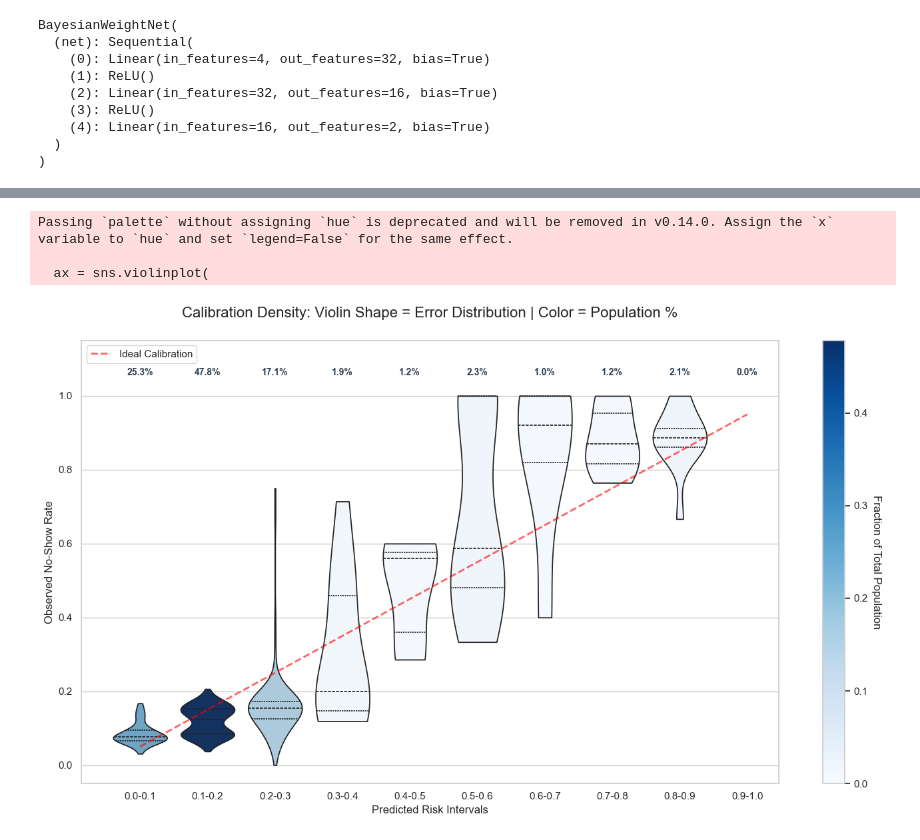
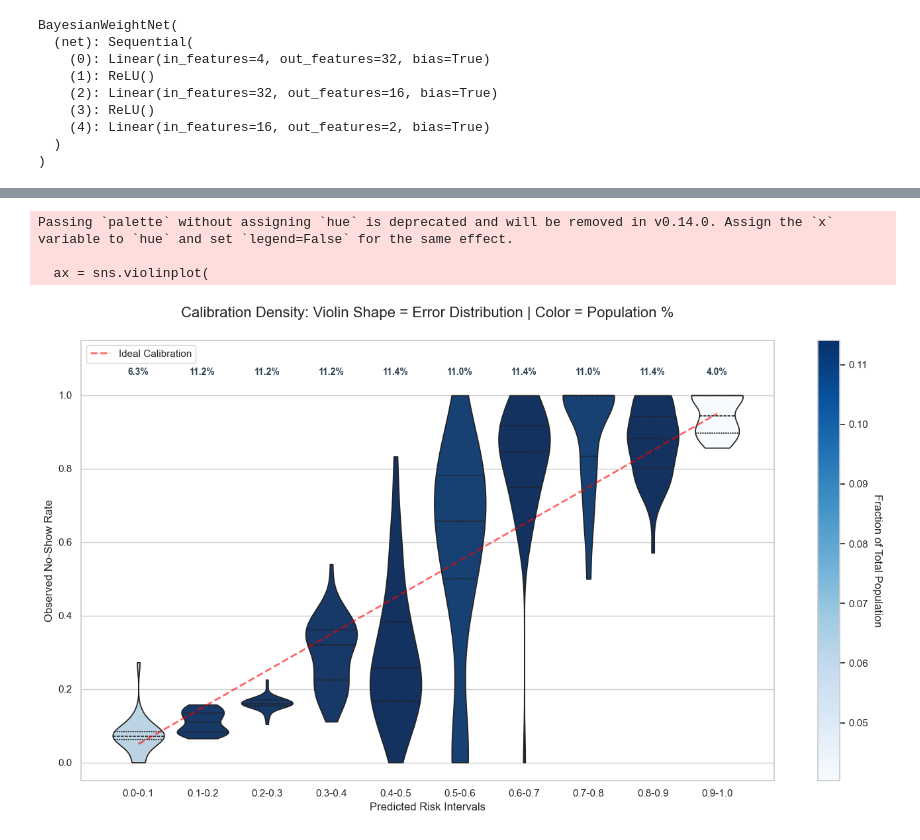
Before and after one commit to anonymous-himalayas/170A-CHOC, a Jupyter notebook: decision_tree_classifier/initial_tree.ipynb, the cells around one changed output, grey strips where cells are left out. Drawn from its saved outputs; the diff is of its cells as text; code cells hidden in the pictures.

Commit message:
changed the predicted probabilities to be sampled from teh posterior

```diff
--- a/decision_tree_classifier/initial_tree.ipynb
+++ b/decision_tree_classifier/initial_tree.ipynb
@@ -262,8 +263,8 @@ class BayesianWeightNet(nn.Module):
         # DIFFERENTIAL SCALING:
         # Cap Group influence at 5 'effective appointments'
         # Cap Individual influence at 50 'effective appointments'
-        w_g = phi[:, 0:1] * 15.0
-        w_i = phi[:, 1:2] * 50.0
+        w_g = phi[:, 0:1] * 12.0
+        w_i = phi[:, 1:2] * 5.0
 
         # Now, if a person has 10 real appointments,
         # they can easily 'outvote' the group's prior.
@@ -351,3 +352,22 @@ See the caveats in the documentation: https://pandas.pydata.org/pandas-docs/stab
 nndf['posterior_alpha'] = ndf['posterior_alpha']
 nndf['posterior_beta'] = ndf['posterior_beta']
 nndf['predicted_risk'] = ndf['predicted_risk']
+# %%
+# 1. Convert DataFrame columns to PyTorch Tensors
+alphas = torch.tensor(ndf['posterior_alpha'].values, dtype=torch.float32)
+betas = torch.tensor(ndf['posterior_beta'].values, dtype=torch.float32)
+
+# 2. Define the Beta distribution
+dist = Beta(alphas, betas)
+
+# 3. Thompson Sampling: Draw 10,000 probability samples for EACH row
+# The shape will be (500, len(df))
+p_samples = dist.sample((500,))
+
+# 4. Bernoulli Sampling: Simulate 10,000 outcomes (0 or 1) for each probability
+# This uses the specific 'p' drawn for each of the 10,000 instances
+y_samples = torch.bernoulli(p_samples)
+
+# 5. Calculate the mean for each row (dim=0 is the 10,000 samples dimension)
+# Then convert back to a numpy array for Pandas
+ndf['simulated_risk'] = y_samples.mean(dim=0).numpy()
@@ -374,4 +400,4 @@ BayesianWeightNet(
   )
 )
 # %%
-qq = ndf.groupby('predicted_risk').mean()['no_show'].reset_index()
+qq = ndf.groupby('simulated_risk').mean()['no_show'].reset_index()
@@ -401,7 +416,7 @@ import matplotlib.cm as cm
 # 1. Create 10% wide bins
 bins = np.linspace(0, 1, 11)
 labels = [f"{int(bins[i]*100)}-{int(bins[i+1]*100)}%" for i in range(len(bins)-1)]
-qq['risk_bin'] = pd.cut(qq['predicted_risk'], bins=bins, labels=labels, include_lowest=True)
+qq['risk_bin'] = pd.cut(qq['simulated_risk'], bins=bins, labels=labels, include_lowest=True)
 
 # 2. Calculate fractions (counts divided by total)
 bin_counts = qq['risk_bin'].value_counts().sort_index()
@@ -463,7 +478,7 @@ import matplotlib.cm as cm
 # 1. Create 10% wide bins
 bins = np.linspace(0, 1, 11)
 labels = [f"{bins[i]:.1f}-{bins[i+1]:.1f}" for i in range(len(bins)-1)]
-qq['risk_bin'] = pd.cut(qq['predicted_risk'], bins=bins, labels=labels, include_lowest=True)
+qq['risk_bin'] = pd.cut(qq['simulated_risk'], bins=bins, labels=labels, include_lowest=True)
 
 # 2. Calculate fractions
 bin_counts = qq['risk_bin'].value_counts().sort_index()
@@ -490,34 +505,34 @@ ax = sns.violinplot(
 )
 
 # 6. Add the Identity Line
 plt.plot(range(10), np.arange(0.05, 1.0, 0.1),
          color='red', linestyle='--', linewidth=2, alpha=0.6, label='Ideal Calibration')
 
 # 7. Add a Colorbar
 sm = plt.cm.ScalarMappable(cmap=cm.Blues, norm=norm)
 sm.set_array([])
 cbar = plt.colorbar(sm, ax=ax)
 cbar.set_label('Fraction of Total Population', rotation=270, labelpad=15)
 
 # 8. Overlay % text
 for i, fraction in enumerate(bin_fractions.values):
     plt.text(i, 1.05, f'{fraction:.1%}', ha='center', va='bottom',
              fontsize=10, fontweight='bold', color='#2c3e50')
 
 # 9. Clean up
 plt.title('Calibration Density: Violin Shape = Error Distribution | Color = Population %', fontsize=16, pad=25)
 plt.xlabel('Predicted Risk Intervals', fontsize=12)
 plt.ylabel('Observed No-Show Rate', fontsize=12)
 plt.ylim(-0.05, 1.15)
 plt.legend(loc='upper left')
 
 plt.tight_layout()
 plt.show()
 # %% [output]
 Passing `palette` without assigning `hue` is deprecated and will be removed in v0.14.0. Assign the `x` variable to `hue` and set `legend=False` for the same effect.
 
   ax = sns.violinplot(
-[figure, old version]
+[figure, new version]
 # %%
 from sklearn.metrics import brier_score_loss, roc_auc_score, log_loss
 from sklearn.calibration import calibration_curve
```
Also changed, not shown: parts of 11 cells of this notebook, 1 other file.
